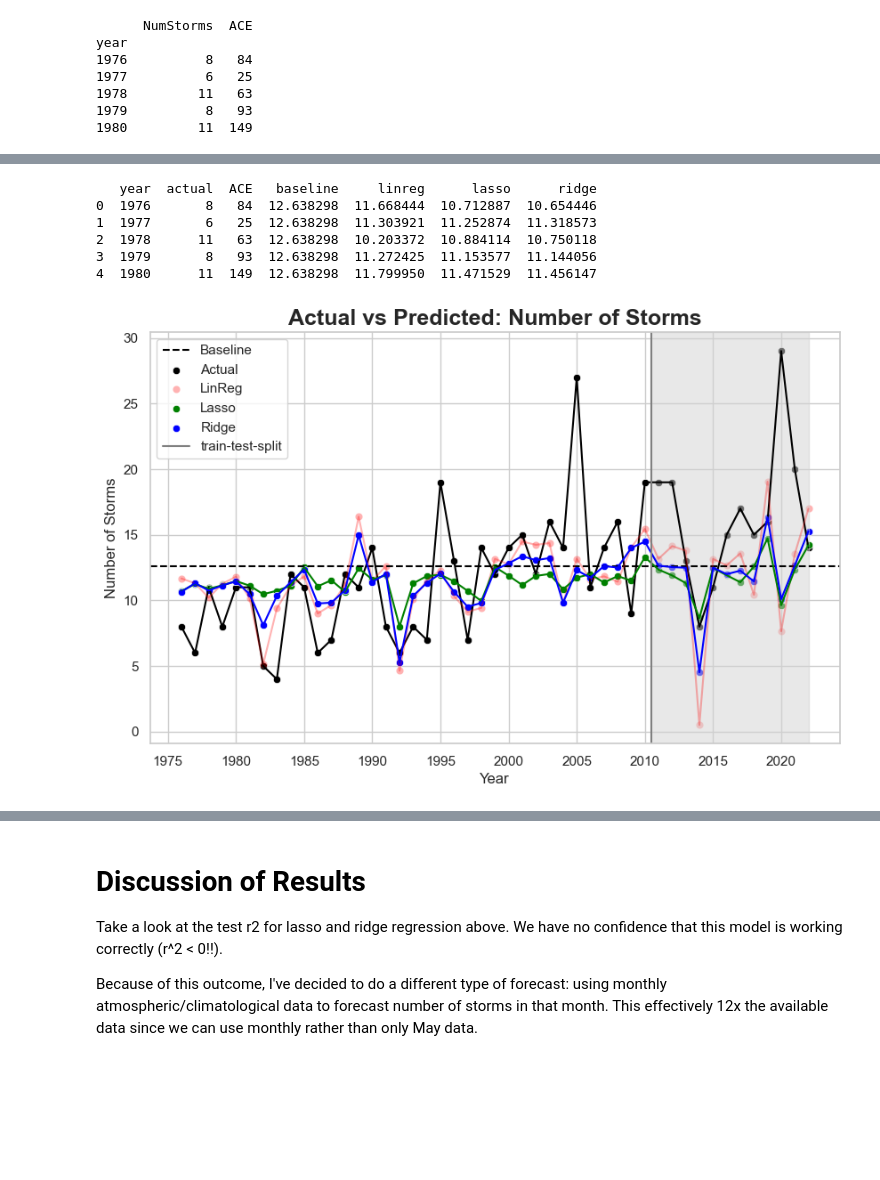
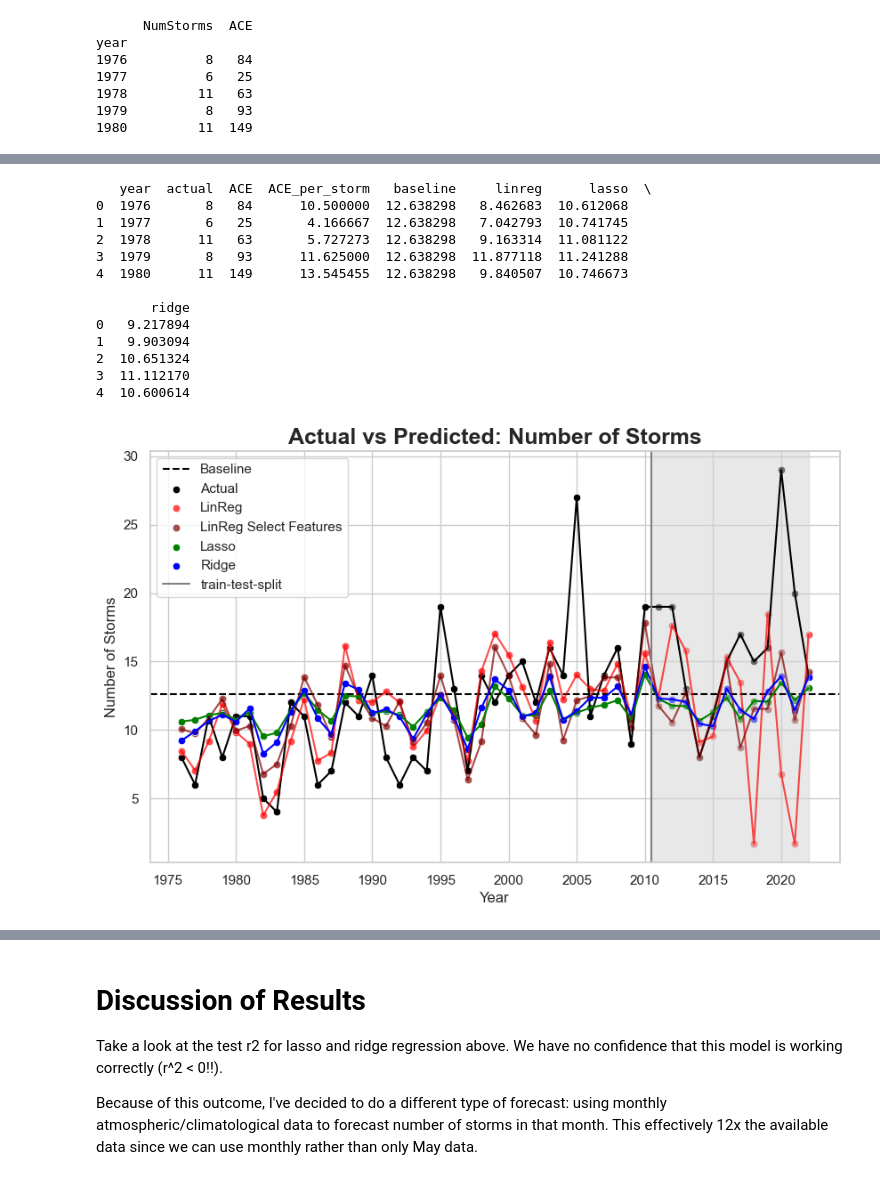
Before and after one commit to b-travis/Atlantic-Hurricane-Season-Forecasting, a Jupyter notebook: season_forecasting.ipynb, the cells around one changed output, grey strips where cells are left out. Saved outputs shown, nothing was run; the diff lists cells and outputs as text; code cells hidden in the pictures; blank space fills up the shorter version.

```diff
--- a/season_forecasting.ipynb
+++ b/season_forecasting.ipynb
@@ -421,6 +488,7 @@ model_setup_linreg = {
     'param_dict':{'poly__degree':[1,2,3,4,5,6]},
     'model': LinearRegression()
 }
-results_linreg, best_linreg, _ = run_grid(model_setup_linreg, N_JOBS = 2)
+results_linreg, best_linreg, _ = run_grid(X_train, X_test, y_df_train, y_df_test,
+                                          model_setup_linreg, N_JOBS = 2)
 results_linreg
 # %% [output]
@@ -429,0 +498,11 @@ Elapsed time: 1.2927992343902588 seconds
+# %%
+model_setup_linreg_selectfeatures = {
+    'name':'linreg_selectfeatures',
+    'param_dict':{'poly__degree':[1,2,3,4,5,6]},
+    'model': LinearRegression()
+}
+linreg_features_filter = ['SouthHatteras_WTMP','MidGulf_WTMP','ONI_anom','ONI_anom_change']
+results_linreg_selectfeatures, best_linreg_selectfeatures, _ = run_grid(X_train, X_test, y_df_train, y_df_test,
+                                          model_setup_linreg_selectfeatures, N_JOBS = 2,
+                                         features_filter = linreg_features_filter)
+results_linreg_selectfeatures
@@ -439,11 +535,12 @@ Elapsed time: 0.17559599876403809 seconds
 model_setup_lasso = {
     'name':'lasso',
     'param_dict':{'poly__degree':[1,2,3,4,6],
-                  'lasso__alpha':[1],
+                  'lasso__alpha':[0.1,0.5,1,2,5,10,15],
                   'lasso__max_iter':[1000000],
                   'lasso__random_state':[42,43]},
     'model': Lasso()
 }
-results_lasso, best_lasso, coefs_lasso = run_grid(model_setup_lasso, N_JOBS = 2)
+results_lasso, best_lasso, coefs_lasso = run_grid(X_train, X_test, y_df_train, y_df_test,
+                                                  model_setup_lasso, N_JOBS = 2)
 results_lasso
 # %% [output]
@@ -471,9 +569,10 @@ model_setup_ridge = {
     'name':'ridge',
     'param_dict':{'poly__degree':[1,2,3,4,5,6],
                   'ridge__random_state':[42,43],
-                  'ridge__alpha':[0.0001,0.001,0.01,0.1,1,10]},
+                  'ridge__alpha':[0.0001,0.001,0.01,0.1,1,5,10,20,40,60,100,200,1000]},
     'model': Ridge()
 }
-results_ridge, best_ridge, coefs_ridge = run_grid(model_setup_ridge, N_JOBS = 2)
+results_ridge, best_ridge, coefs_ridge = run_grid(X_train, X_test, y_df_train, y_df_test,
+                                                  model_setup_ridge, N_JOBS = 2)
 results_ridge
 # %% [output]
@@ -515,6 +617,7 @@ warnings.filterwarnings("ignore", "is_categorical_dtype")
 warnings.filterwarnings("ignore", "use_inf_as_na")
 # %%
 preds_linreg = best_linreg.predict(X)
+preds_linreg_selectfeatures = best_linreg_selectfeatures.predict(X[linreg_features_filter])
 preds_ridge = best_ridge.predict(X)
 preds_lasso = best_lasso.predict(X)
 
@@ -536,41 +639,52 @@ sns.set(style = 'whitegrid')
 sns.scatterplot(data=y_preds_gridsearch, x='year', y='actual', color='black', label='Actual')
 sns.lineplot(data=y_preds_gridsearch, x='year', y='actual', color='black')
 
 # Plot the predicted values
-sns.scatterplot(data=y_preds_gridsearch, x='year', y='linreg', color='red', label='LinReg', alpha = 0.3)
-sns.lineplot(data=y_preds_gridsearch, x='year', y='linreg', color='red', alpha = 0.3)
+sns.scatterplot(data=y_preds_gridsearch, x='year', y='linreg', color='red', label='LinReg', alpha = 0.7)
+sns.lineplot(data=y_preds_gridsearch, x='year', y='linreg', color='red', alpha = 0.7)
+
+# Plot the predicted values - Linear Regression with Select Features
+sns.scatterplot(data=y_preds_gridsearch_ACE, x='year', y='linreg_selectfeatures', color='maroon', label='LinReg Select Features', alpha = 0.7)
+sns.lineplot(data=y_preds_gridsearch_ACE, x='year', y='linreg_selectfeatures', color='maroon',alpha = 0.7)
 
 # Plot the predicted values - Lasso
 sns.scatterplot(data=y_preds_gridsearch, x='year', y='lasso', color='green', label='Lasso')
 sns.lineplot(data=y_preds_gridsearch, x='year', y='lasso', color='green')
 
 # Plot the predicted values - Ridge
 sns.scatterplot(data=y_preds_gridsearch, x='year', y='ridge', color='blue', label='Ridge')
 sns.lineplot(data=y_preds_gridsearch, x='year', y='ridge', color='blue')
 
 plt.axvline(x=train_test_year_split+0.5, color='gray', linestyle='-', label='train-test-split')
 plt.axvspan(train_test_year_split+0.5, np.max(y_preds_gridsearch['year'].astype(int)), color='lightgray', alpha=0.5)
 
 # Add labels and title
 plt.xlabel('Year')
 plt.ylabel('Number of Storms')
 plt.title('Actual vs Predicted: Number of Storms', weight = 'bold', size = 18)
 plt.legend()
 
 # Customize the ticks and gridlines
 plt.gca().xaxis.set_major_locator(MultipleLocator(5))  # Set the ticks every 5 years
 plt.grid(True, which='both', axis='x')  # Ensure gridlines are visible
 
 # Display the plot
 plt.savefig('figures/actual_v_predicted_numstorms.png')
 plt.show()
 # %% [output]
-   year  actual  ACE   baseline     linreg      lasso      ridge
-0  1976       8   84  12.638298  11.668444  10.712887  10.654446
-1  1977       6   25  12.638298  11.303921  11.252874  11.318573
-2  1978      11   63  12.638298  10.203372  10.884114  10.750118
-3  1979       8   93  12.638298  11.272425  11.153577  11.144056
-4  1980      11  149  12.638298  11.799950  11.471529  11.456147
+   year  actual  ACE  ACE_per_storm   baseline     linreg      lasso  \
+0  1976       8   84      10.500000  12.638298   8.462683  10.612068
+1  1977       6   25       4.166667  12.638298   7.042793  10.741745
+2  1978      11   63       5.727273  12.638298   9.163314  11.081122
+3  1979       8   93      11.625000  12.638298  11.877118  11.241288
+4  1980      11  149      13.545455  12.638298   9.840507  10.746673
+
+       ridge
+0   9.217894
+1   9.903094
+2  10.651324
+3  11.112170
+4  10.600614
-[figure, old version]
+[figure, new version]
 # %%
 preds_linreg = best_linreg_ACE.predict(X)
```
Also changed, not shown: parts of 31 cells of this notebook.
